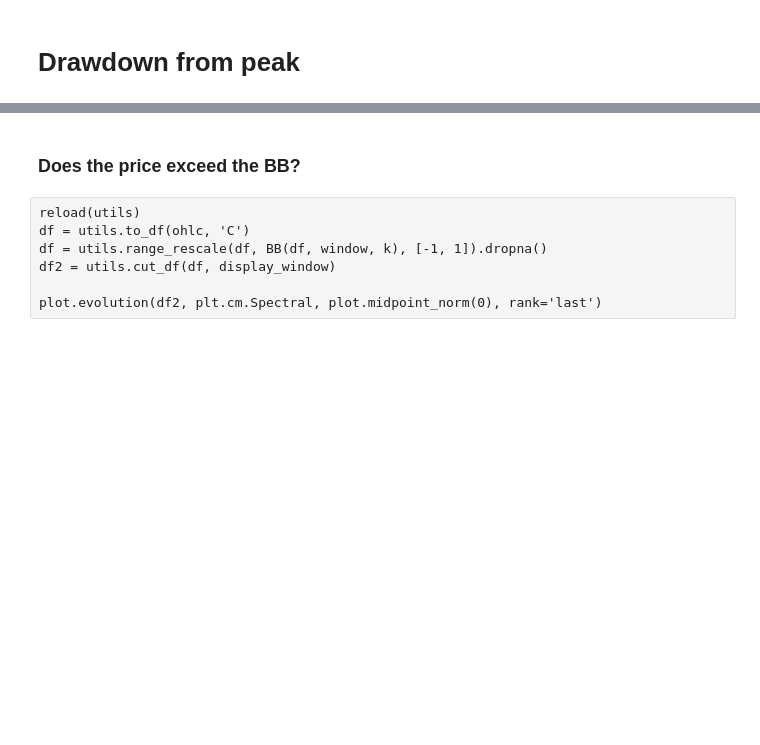
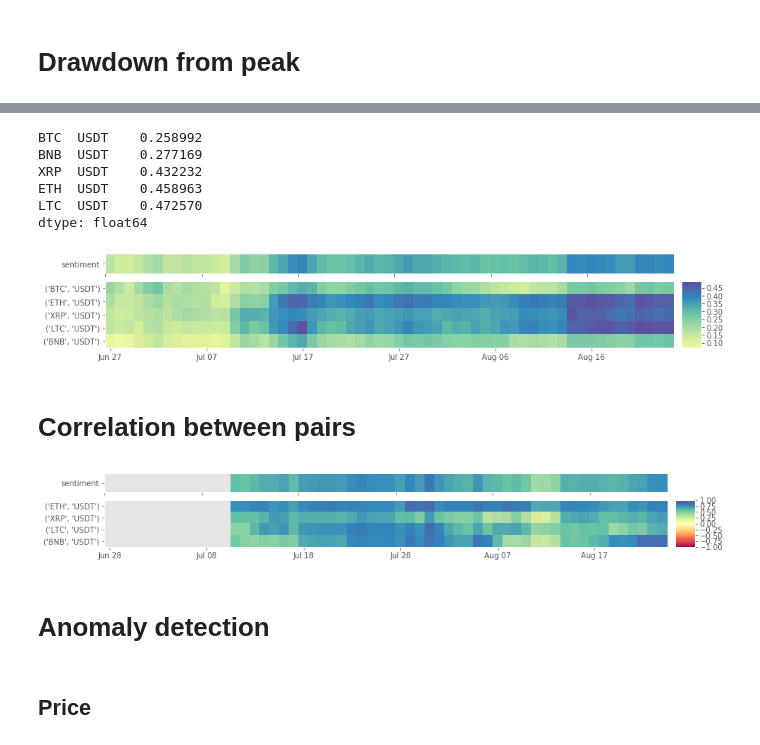
Before and after one commit to Sahanduiuc/cryptoz, a Jupyter notebook: Workbook.ipynb, the cells around one changed output, grey strips where cells are left out. Drawn from its saved outputs; the diff is of its cells as text; code cells hidden in the pictures; blank space fills up the shorter version.

```diff
--- a/Workbook.ipynb
+++ b/Workbook.ipynb
@@ -304,9 +142,30 @@ plot.evolution(df1, plt.cm.Spectral_r, plot.midpoint_norm(0), rank='last')
-# %% [markdown]
-### Does the price exceed the BB?
-# %% [raw]
-reload(utils)
-df = utils.to_df(ohlc, 'C')
-df = utils.range_rescale(df, BB(df, window, k), [-1, 1]).dropna()
-df2 = utils.cut_df(df, display_window)
-
-plot.evolution(df2, plt.cm.Spectral, plot.midpoint_norm(0), rank='last')
+# %%
+# Drawdown now
+stats.dd.now(data_dict)
+# %% [output]
+BTC  USDT    0.258992
+BNB  USDT    0.277169
+XRP  USDT    0.432232
+ETH  USDT    0.458963
+LTC  USDT    0.472570
+dtype: float64
+# %%
+# Visualize the drawdown development across the pairs andtime scale
+df = stats.dd.from_ohlc(data_dict)
+
+plots.evolution(df, norm=plots.midpoint_norm(0))
+# %% [output]
+[figure, added]
+# %% [markdown]
+# Correlation between pairs
+# %%
+df = utils.build_from_dict(data_dict, 'M').pct_change().dropna()
+df = stats.corr.rolling(df, ('BTC', 'USDT'), window=14)
+
+plots.evolution(df, norm=plots.midpoint_norm(0), vmin=-1, vmax=1)
+# %% [output]
+[figure, added]
+# %% [markdown]
+# Anomaly detection
+# %% [markdown]
+## Price
```
Also changed, not shown: parts of 52 cells of this notebook, 3 other files.
